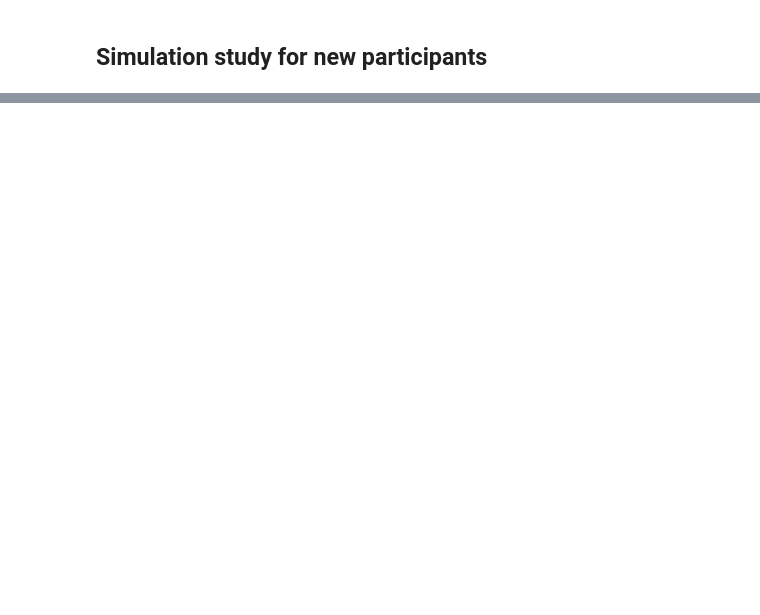
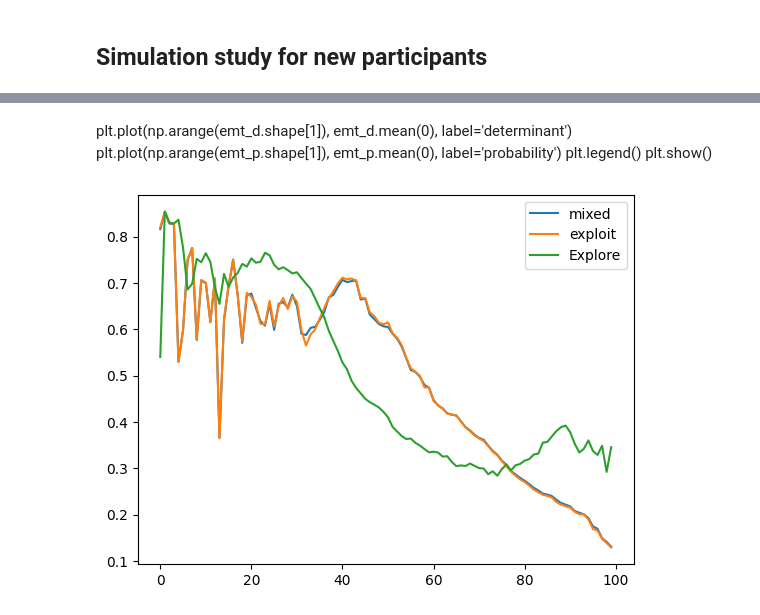
Before and after one commit to KarelVeldkamp/Information-VAE, a Jupyter notebook: test.ipynb, the cells around one changed output, grey strips where cells are left out. Drawn from its saved outputs; the diff is of its cells as text; code cells hidden in the pictures; blank space fills up the shorter version.

```diff
--- a/test.ipynb
+++ b/test.ipynb
@@ -597,0 +599,13 @@ array([[0.01550042, 0.00872336, 0.00872336, ..., 0.00872336, 0.00872336,
+# %% [markdown]
+plt.plot(np.arange(emt_d.shape[1]), emt_d.mean(0), label='determinant')
+plt.plot(np.arange(emt_p.shape[1]), emt_p.mean(0), label='probability')
+plt.legend()
+plt.show()
+# %%
+plt.plot(np.arange(pm_d.shape[1]), pm_d.mean(0), label='mixed')
+plt.plot(np.arange(pm_p.shape[1]), pm_p.mean(0), label='exploit')
+plt.plot(np.arange(pm_e.shape[1]), pm_e.mean(0), label='Explore')
+plt.legend()
+plt.show()
+# %% [output]
+[figure, added]
```
Also changed, not shown: parts of 11 cells of this notebook, 3 other files.
